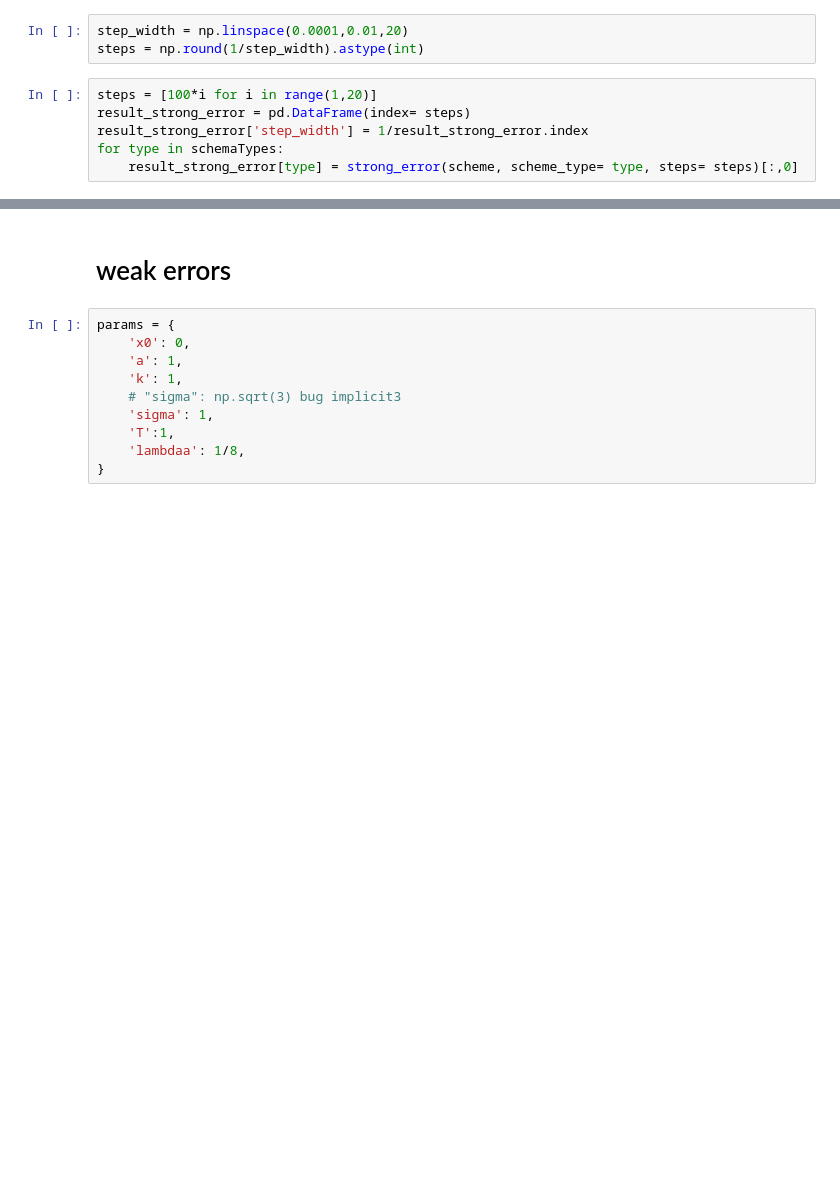
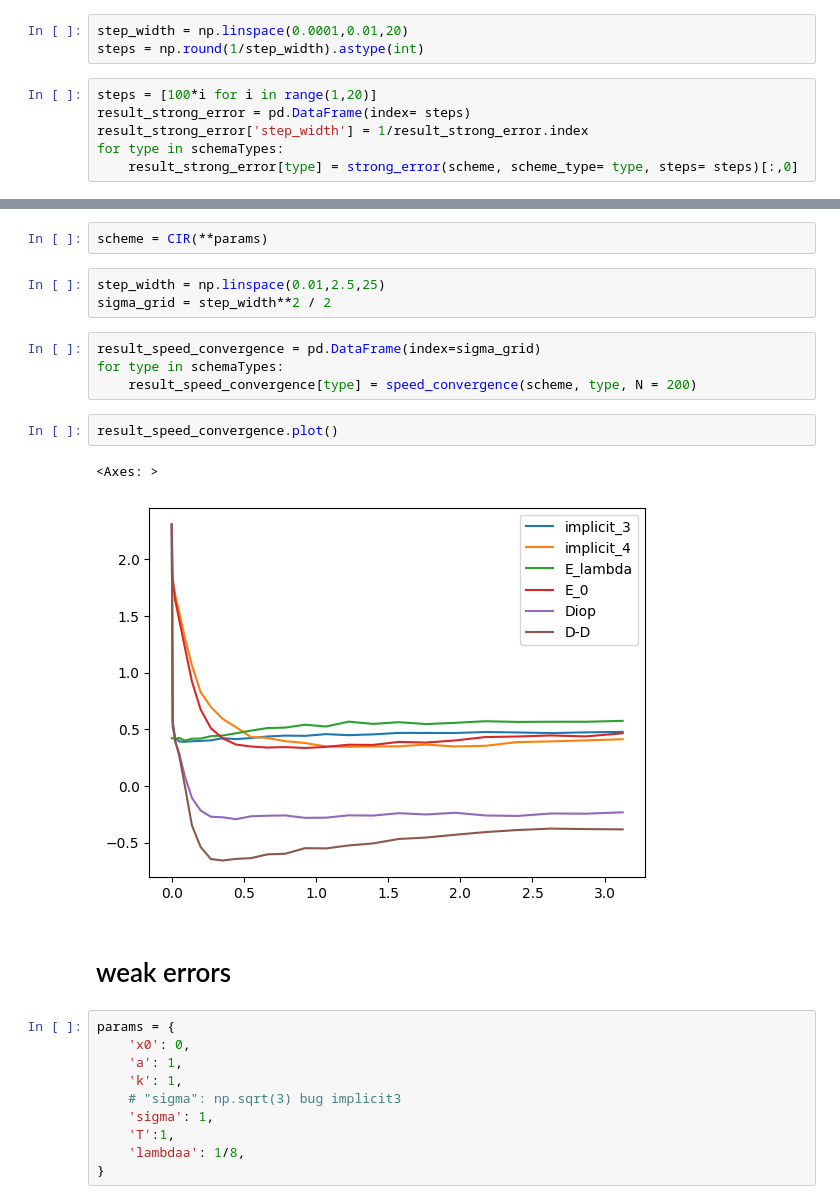
Before and after one commit to ziruNIu/project-Monte-Carlo, a Jupyter notebook: CIR.ipynb, the cells around one changed output, grey strips where cells are left out. Saved outputs shown, nothing was run; the diff lists cells and outputs as text; blank space fills up the shorter version.

```diff
--- a/CIR.ipynb
+++ b/CIR.ipynb
@@ -47,3 +59,17 @@ result_strong_error.set_index(['step_width']).plot()
+# %%
+scheme = CIR(**params)
+# %%
+step_width = np.linspace(0.01,2.5,25)
+sigma_grid = step_width**2 / 2
+# %%
+result_speed_convergence = pd.DataFrame(index=sigma_grid)
+for type in schemaTypes:
+    result_speed_convergence[type] = speed_convergence(scheme, type, N = 200)
+# %%
+result_speed_convergence.plot()
+# %% [output]
+<Axes: >
+[figure, added]
 # %% [markdown]
 # weak errors
 # %%
```
Also changed, not shown: parts of 4 cells of this notebook, 2 other files.
